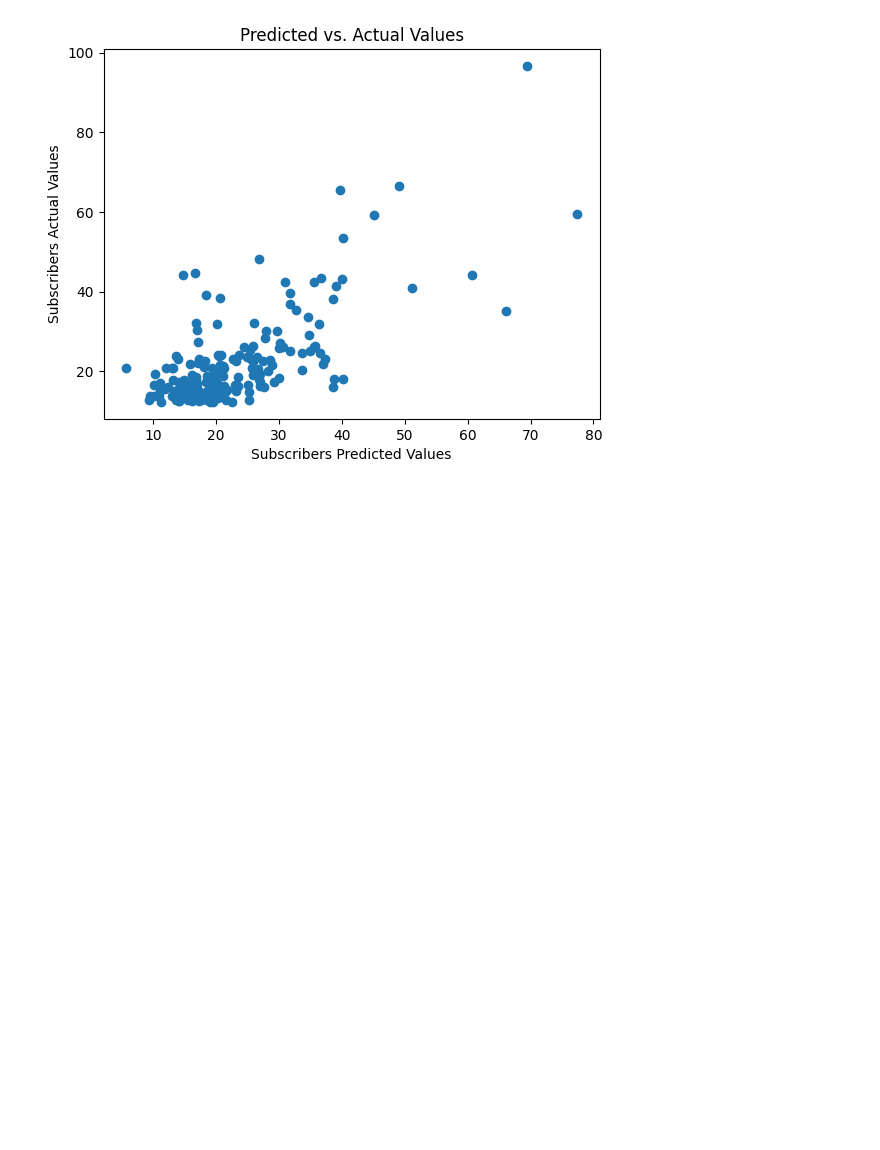
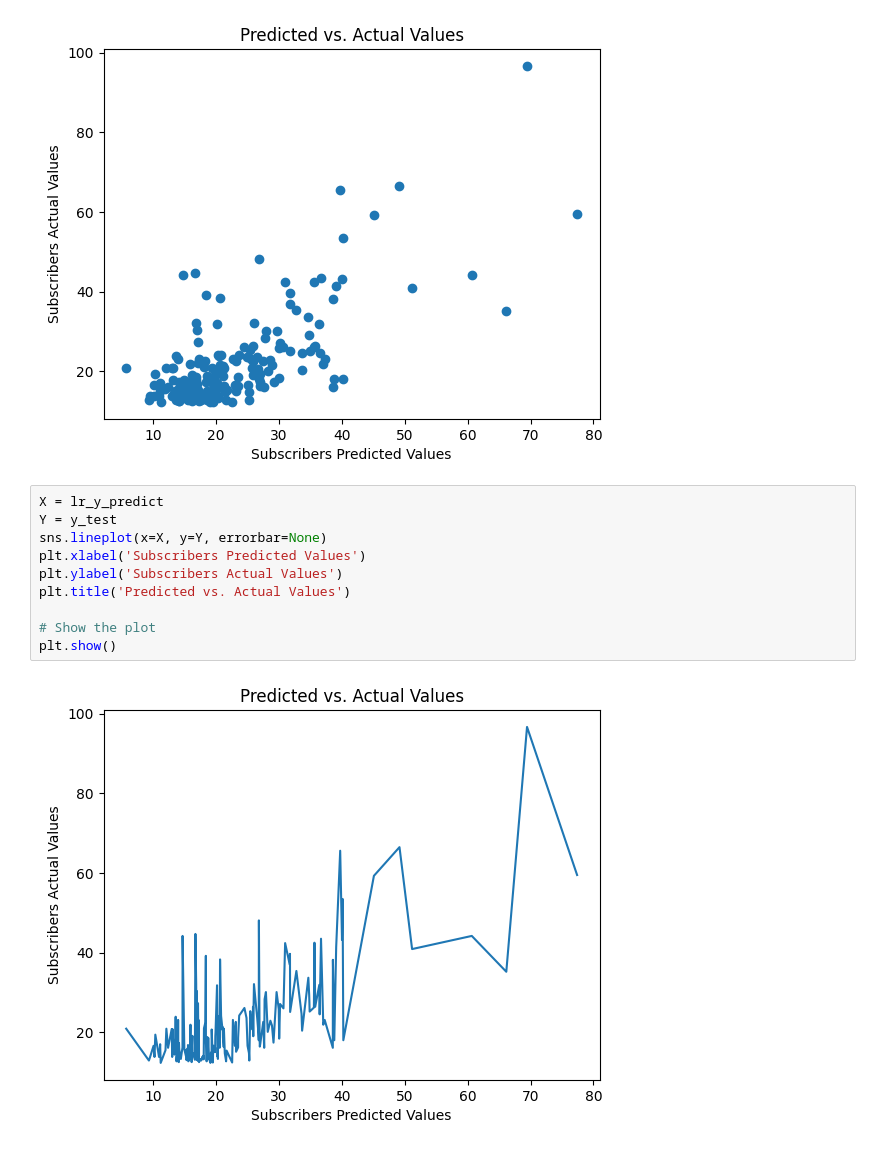
Before and after one commit to Vishek12/EECS-3401-Project, a Jupyter notebook: YouTube_Ranker.ipynb, the cells around one changed output. Cells and saved outputs as stored; diff of their text form; blank space fills up the shorter version.

```diff
--- a/YouTube_Ranker.ipynb
+++ b/YouTube_Ranker.ipynb
@@ -351,3 +351,15 @@ plt.title("Predicted vs. Actual Values")
 plt.show()
 # %% [output]
 [figure]
+# %%
+X = lr_y_predict
+Y = y_test
+sns.lineplot(x=X, y=Y, errorbar=None)
+plt.xlabel('Subscribers Predicted Values')
+plt.ylabel('Subscribers Actual Values')
+plt.title('Predicted vs. Actual Values')
+
+# Show the plot
+plt.show()
+# %% [output]
+[figure, added]
```
